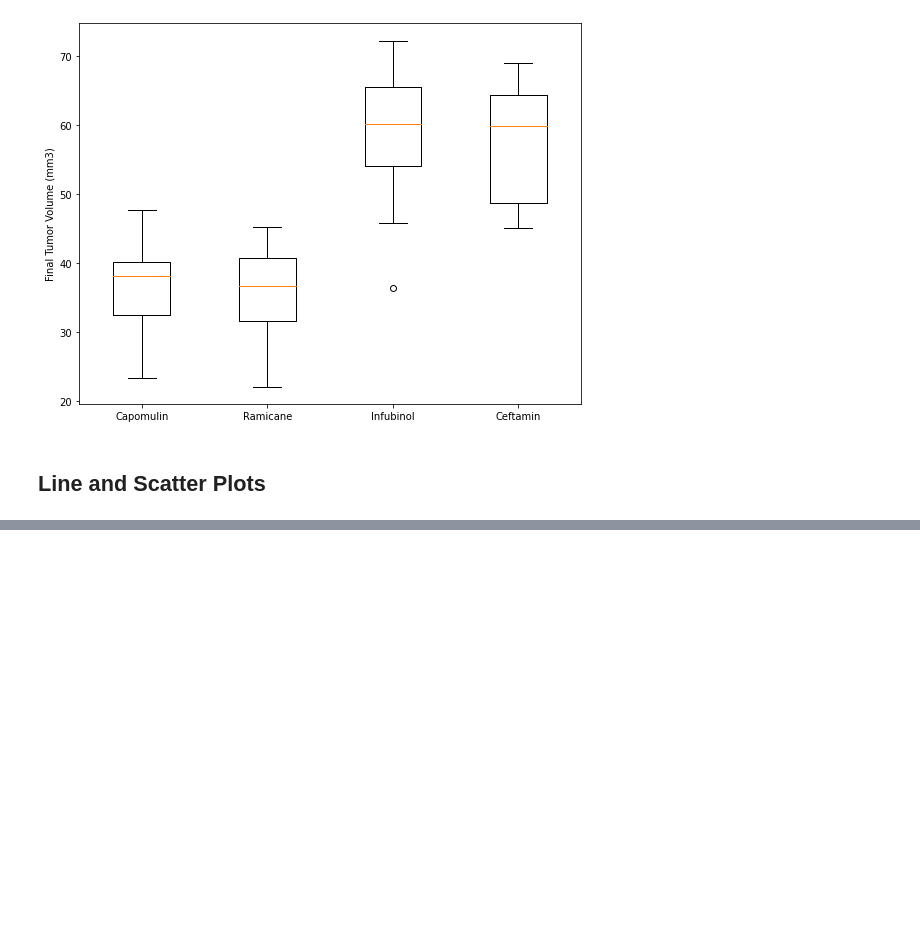
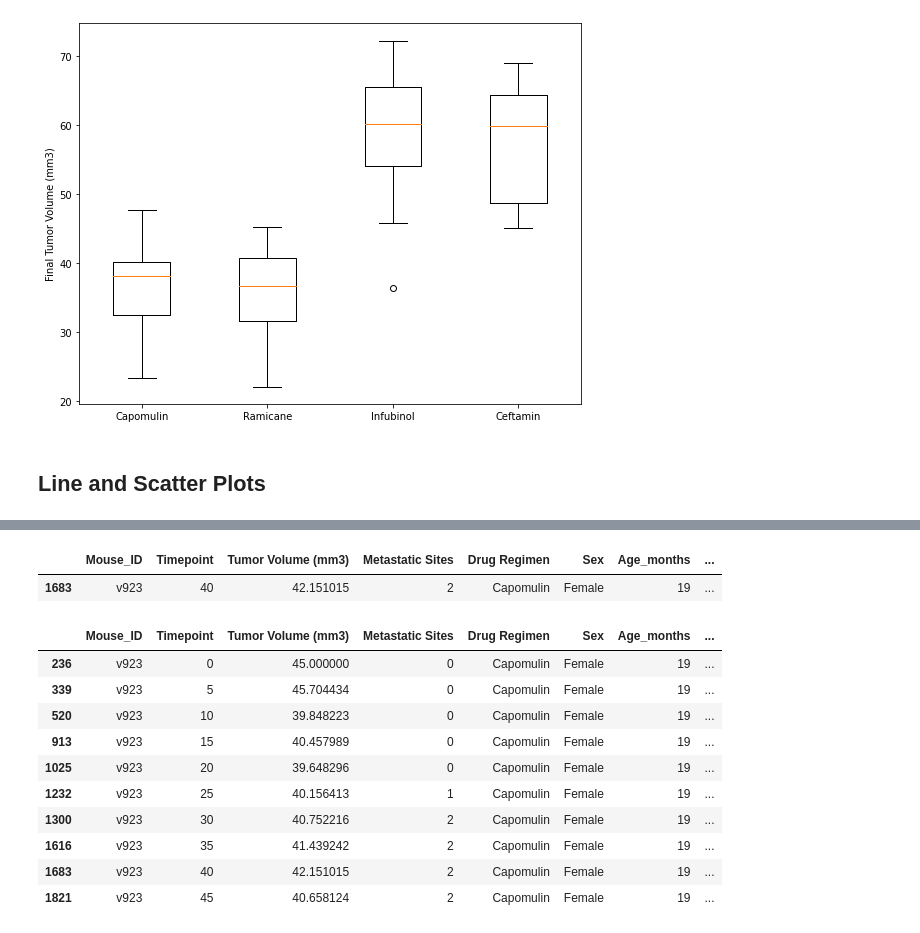
Before and after one commit to andrewdhawthorne/Module-5-Matplotlib-Challenge, a Jupyter notebook: Pymaceuticals/Pymaceuticals_student_solution.ipynb, the cells around one changed output, grey strips where cells are left out. Drawn from its saved outputs; the diff is of its cells as text; code cells hidden in the pictures; blank space fills up the shorter version.

```diff
--- a/Pymaceuticals/Pymaceuticals_student_solution.ipynb
+++ b/Pymaceuticals/Pymaceuticals_student_solution.ipynb
@@ -408,0 +427,22 @@ plt.show()
+# %%
+# Grab randon ID of a mouse treated with Capomulin
+capomulin_mouse.sample()
+# %% [output]
+|  | Mouse_ID | Timepoint | Tumor Volume (mm3) | Metastatic Sites | Drug Regimen | Sex | Age_months | ... |
+| 1683 | v923 | 40 | 42.151015 | 2 | Capomulin | Female | 19 | ... |
+# %%
+# Create DataFrame for Mouse_ID "v923"
+mouse_v923_df = clean_study_data.loc[clean_study_data["Mouse_ID"] == "v923"]
+mouse_v923_df
+# %% [output]
+|  | Mouse_ID | Timepoint | Tumor Volume (mm3) | Metastatic Sites | Drug Regimen | Sex | Age_months | ... |
+| 236 | v923 | 0 | 45.000000 | 0 | Capomulin | Female | 19 | ... |
+| 339 | v923 | 5 | 45.704434 | 0 | Capomulin | Female | 19 | ... |
+| 520 | v923 | 10 | 39.848223 | 0 | Capomulin | Female | 19 | ... |
+| 913 | v923 | 15 | 40.457989 | 0 | Capomulin | Female | 19 | ... |
+| 1025 | v923 | 20 | 39.648296 | 0 | Capomulin | Female | 19 | ... |
+| 1232 | v923 | 25 | 40.156413 | 1 | Capomulin | Female | 19 | ... |
+| 1300 | v923 | 30 | 40.752216 | 2 | Capomulin | Female | 19 | ... |
+| 1616 | v923 | 35 | 41.439242 | 2 | Capomulin | Female | 19 | ... |
+| 1683 | v923 | 40 | 42.151015 | 2 | Capomulin | Female | 19 | ... |
+| 1821 | v923 | 45 | 40.658124 | 2 | Capomulin | Female | 19 | ... |
```
Also changed, not shown: parts of 2 cells of this notebook.
